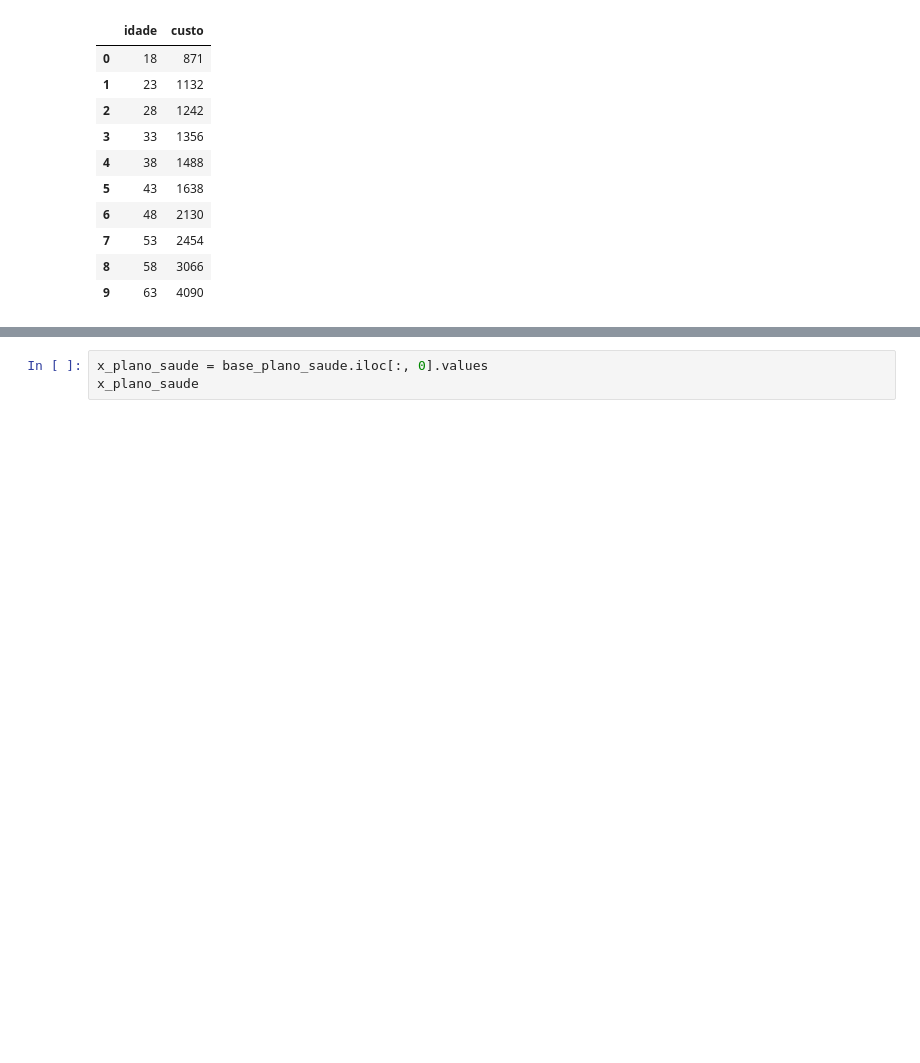
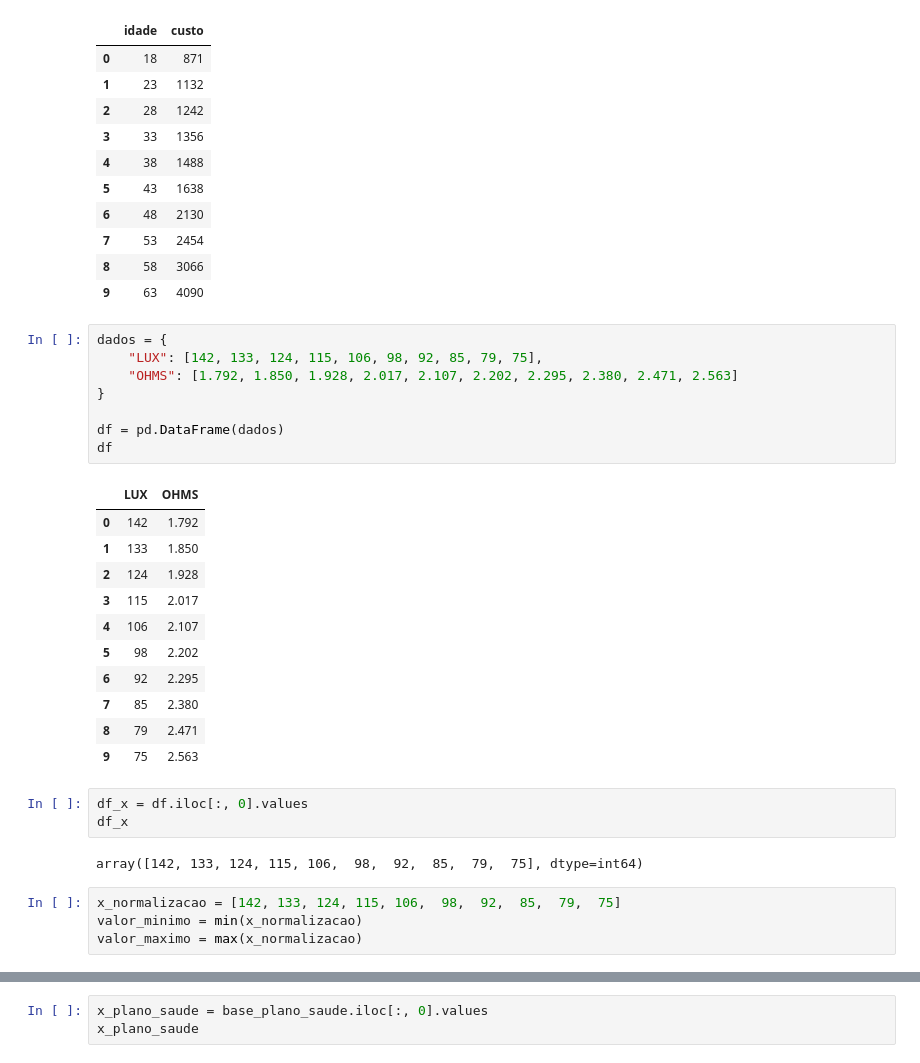
Before and after one commit to Lucas-Abrantes/Python, a Jupyter notebook: regressao_linear_projeto/regressao_linear.ipynb, the cells around one changed output, grey strips where cells are left out. Cells and saved outputs as stored; diff of their text form; blank space fills up the shorter version.

```diff
--- a/regressao_linear_projeto/regressao_linear.ipynb
+++ b/regressao_linear_projeto/regressao_linear.ipynb
@@ -19,3 +19,32 @@ base_plano_saude
 | 7 | 53 | 2454 |
 | 8 | 58 | 3066 |
 | 9 | 63 | 4090 |
+# %%
+dados = {
+    "LUX": [142, 133, 124, 115, 106, 98, 92, 85, 79, 75],
+    "OHMS": [1.792, 1.850, 1.928, 2.017, 2.107, 2.202, 2.295, 2.380, 2.471, 2.563]
+}
+
+df = pd.DataFrame(dados)
+df
+# %% [output]
+|  | LUX | OHMS |
+| 0 | 142 | 1.792 |
+| 1 | 133 | 1.850 |
+| 2 | 124 | 1.928 |
+| 3 | 115 | 2.017 |
+| 4 | 106 | 2.107 |
+| 5 | 98 | 2.202 |
+| 6 | 92 | 2.295 |
+| 7 | 85 | 2.380 |
+| 8 | 79 | 2.471 |
+| 9 | 75 | 2.563 |
+# %%
+df_x = df.iloc[:, 0].values
+df_x
+# %% [output]
+array([142, 133, 124, 115, 106,  98,  92,  85,  79,  75], dtype=int64)
+# %%
+x_normalizacao = [142, 133, 124, 115, 106,  98,  92,  85,  79,  75]
+valor_minimo = min(x_normalizacao)
+valor_maximo = max(x_normalizacao)
```
Also changed, not shown: parts of 16 cells of this notebook, 3 other files.
